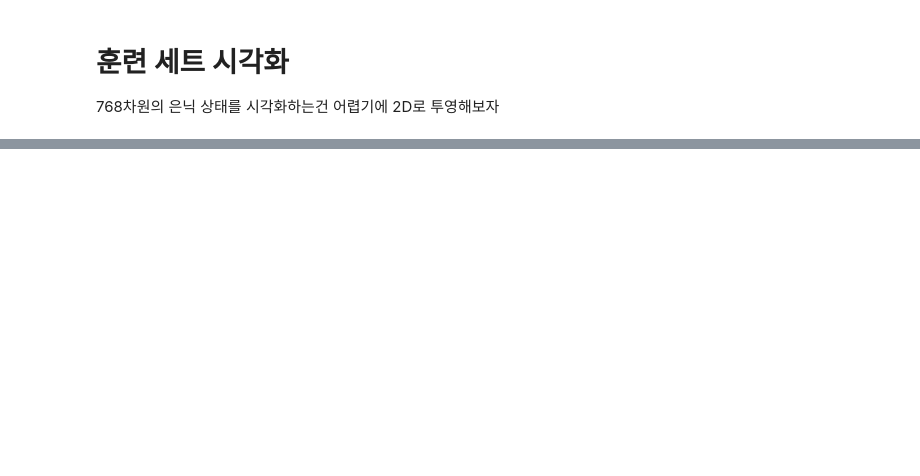
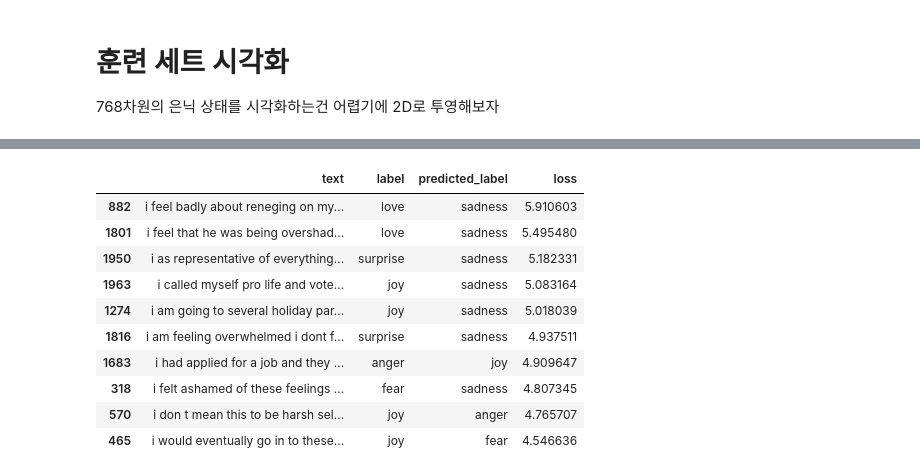
Before and after one commit to Tarel-Github/Artificial_Intelligence_practice, a Jupyter notebook: 03. Natural Language Processing with Transformers/2-0. 텍스트 분류.ipynb, the cells around one changed output, grey strips where cells are left out. Saved outputs shown, nothing was run; the diff lists cells and outputs as text; code cells hidden in the pictures; blank space fills up the shorter version.

Commit message:
파이토치 선형 회귀 및 트랜스포머

```diff
--- a/03. Natural Language Processing with Transformers/2-0. 텍스트 분류.ipynb
+++ b/03. Natural Language Processing with Transformers/2-0. 텍스트 분류.ipynb
@@ -517,0 +589,7 @@ plt.show()
+# %%
+from transformers import AutoModelForSequenceClassification
+
+num_labels = 6
+model = (AutoModelForSequenceClassification
+         .from_pretrained(model_ckpt, num_labels=num_labels)
+         .to(device))
@@ -517,0 +722,17 @@ plt.show()
+# %%
+from torch.nn.functional import cross_entropy
+
+def forward_pass_with_label(batch):
+    # 모든 입력 텐서를 모델과 같은 장치로 이동합니다.
+    inputs = {k:v.to(device) for k,v in batch.items()
+              if k in tokenizer.model_input_names}
+
+    with torch.no_grad():
+        output = model(**inputs)
+        pred_label = torch.argmax(output.logits, axis=-1)
+        loss = cross_entropy(output.logits, batch["label"].to(device),
+                             reduction="none")
+
+    # 다른 데이터셋 열과 호환되도록 출력을 CPU로 옮깁니다.
+    return {"loss": loss.cpu().numpy(),
+            "predicted_label": pred_label.cpu().numpy()}
@@ -517,0 +741,7 @@ plt.show()
+# %%
+# 데이터셋을 다시 파이토치 텐서로 변환합니다.
+emotions_encoded.set_format("torch",
+                            columns=["input_ids", "attention_mask", "label"])
+# 손실 값을 계산합니다.
+emotions_encoded["validation"] = emotions_encoded["validation"].map(
+    forward_pass_with_label, batched=True, batch_size=16)
@@ -517,0 +750,7 @@ plt.show()
+# %%
+emotions_encoded.set_format("pandas")
+cols = ["text", "label", "predicted_label", "loss"]
+df_test = emotions_encoded["validation"][:][cols]
+df_test["label"] = df_test["label"].apply(label_int2str)
+df_test["predicted_label"] = (df_test["predicted_label"]
+                              .apply(label_int2str))
@@ -517,0 +768,14 @@ plt.show()
+# %%
+df_test.sort_values("loss", ascending=False).head(10)
+# %% [output]
+|  | text | label | predicted_label | loss |
+| 882 | i feel badly about reneging on my... | love | sadness | 5.910603 |
+| 1801 | i feel that he was being overshad... | love | sadness | 5.495480 |
+| 1950 | i as representative of everything... | surprise | sadness | 5.182331 |
+| 1963 | i called myself pro life and vote... | joy | sadness | 5.083164 |
+| 1274 | i am going to several holiday par... | joy | sadness | 5.018039 |
+| 1816 | i am feeling overwhelmed i dont f... | surprise | sadness | 4.937511 |
+| 1683 | i had applied for a job and they ... | anger | joy | 4.909647 |
+| 318 | i felt ashamed of these feelings ... | fear | sadness | 4.807345 |
+| 570 | i don t mean this to be harsh sel... | joy | anger | 4.765707 |
+| 465 | i would eventually go in to these... | joy | fear | 4.546636 |
```
Also changed, not shown: parts of 46 cells of this notebook, 2 other files.
